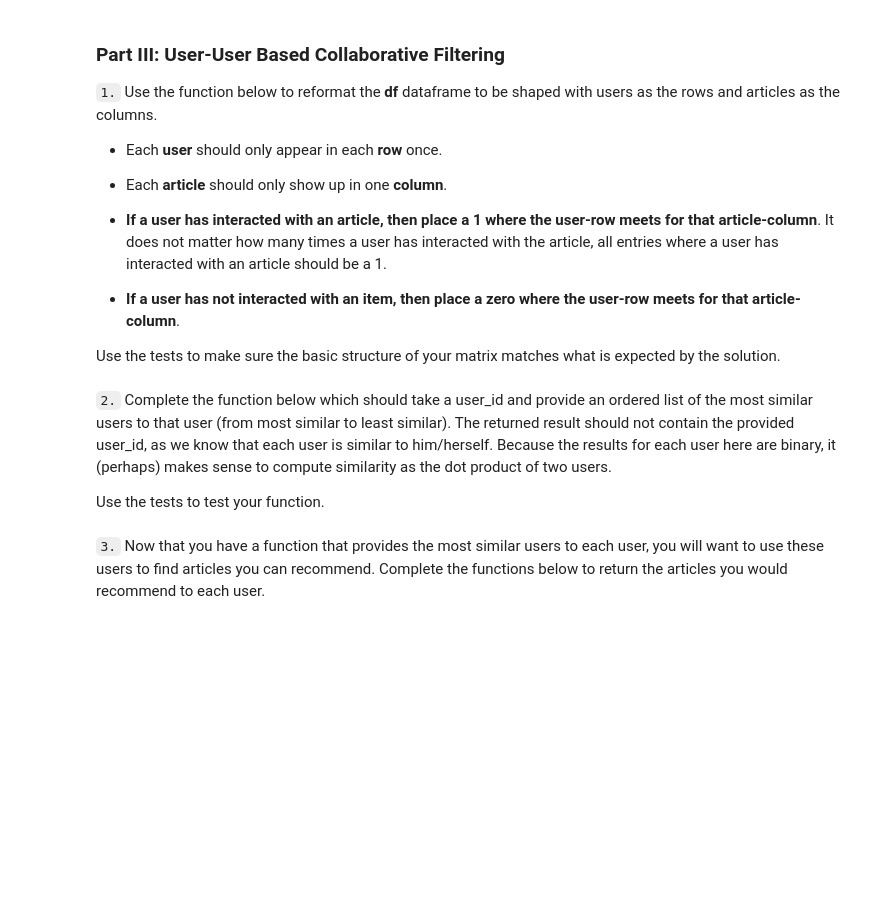
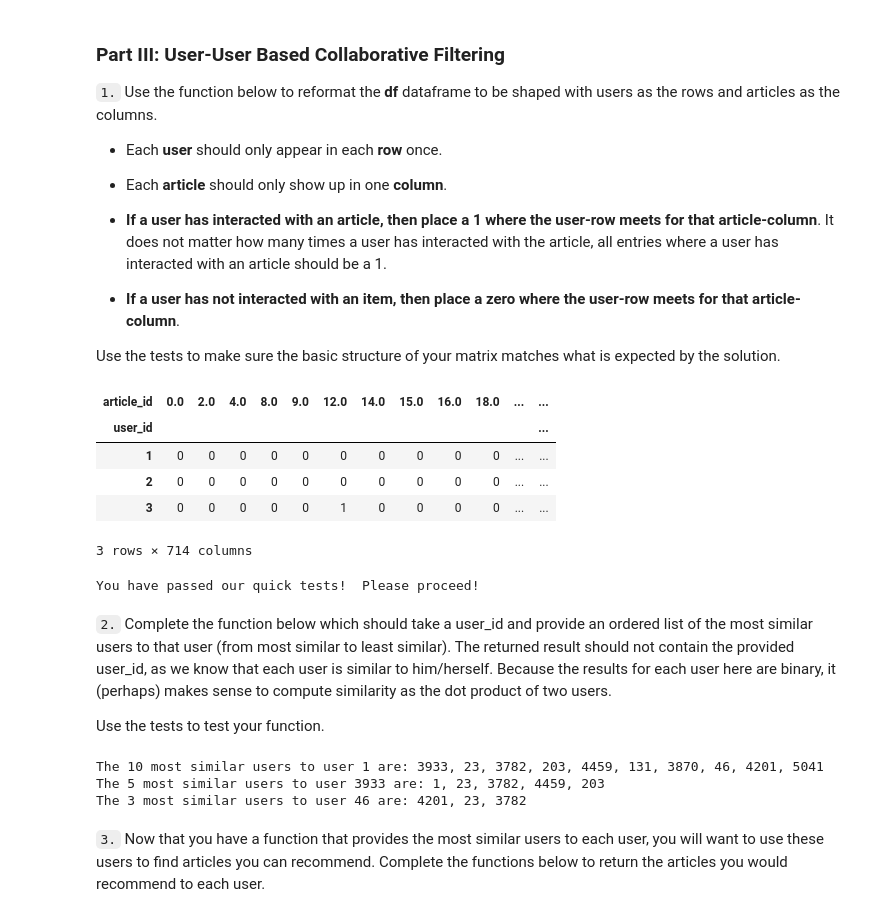
Before and after one commit to stivenlopezg/Recommendation-engine, a Jupyter notebook: Recommendations_with_IBM.ipynb, the cells around one changed output. Cells and saved outputs as stored; diff of their text form; code cells hidden in the pictures; blank space fills up the shorter version.

```diff
--- a/Recommendations_with_IBM.ipynb
+++ b/Recommendations_with_IBM.ipynb
@@ -302,16 +294,29 @@ def create_user_item_matrix(df):
     an article and a 0 otherwise
     """
     # Fill in the function here
+    user_item = df.pivot_table(index='user_id', columns='article_id',
+                               values='title', aggfunc=lambda x: 1, fill_value=0)
 
     return user_item # return the user_item matrix
 
 user_item = create_user_item_matrix(df)
+# %%
+user_item.head(3)
+# %% [output]
+| article_id | 0.0 | 2.0 | 4.0 | 8.0 | 9.0 | 12.0 | 14.0 | 15.0 | 16.0 | 18.0 | ... | ... |
+| user_id |  |  |  |  |  |  |  |  |  |  |  | ... |
+| 1 | 0 | 0 | 0 | 0 | 0 | 0 | 0 | 0 | 0 | 0 | ... | ... |
+| 2 | 0 | 0 | 0 | 0 | 0 | 0 | 0 | 0 | 0 | 0 | ... | ... |
+| 3 | 0 | 0 | 0 | 0 | 0 | 1 | 0 | 0 | 0 | 0 | ... | ... |
+3 rows × 714 columns
 # %%
 ## Tests: You should just need to run this cell.  Don't change the code.
 assert user_item.shape[0] == 5149, "Oops!  The number of users in the user-article matrix doesn't look right."
 assert user_item.shape[1] == 714, "Oops!  The number of articles in the user-article matrix doesn't look right."
 assert user_item.sum(axis=1)[1] == 36, "Oops!  The number of articles seen by user 1 doesn't look right."
 print("You have passed our quick tests!  Please proceed!")
+# %% [output]
+You have passed our quick tests!  Please proceed!
 # %% [markdown]
 `2.` Complete the function below which should take a user_id and provide an ordered list of the most similar users to that user (from most similar to least similar).  The returned result should not contain the provided user_id, as we know that each user is similar to him/herself. Because the results for each user here are binary, it (perhaps) makes sense to compute similarity as the dot product of two users.
 
@@ -344,9 +348,13 @@ def find_similar_users(user_id, user_item=user_item):
     return most_similar_users # return a list of the users in order from most to least similar
 # %%
 # Do a spot check of your function
-print("The 10 most similar users to user 1 are: {}".format(find_similar_users(1)[:10]))
-print("The 5 most similar users to user 3933 are: {}".format(find_similar_users(3933)[:5]))
-print("The 3 most similar users to user 46 are: {}".format(find_similar_users(46)[:3]))
+print("The 10 most similar users to user 1 are: {}".format(', '.join(str(i) for i in find_similar_users(1)[:10])))
+print("The 5 most similar users to user 3933 are: {}".format(', '.join(str(i) for i in find_similar_users(3933)[:5])))
+print("The 3 most similar users to user 46 are: {}".format(', '.join(str(i) for i in find_similar_users(46)[:3])))
+# %% [output]
+The 10 most similar users to user 1 are: 3933, 23, 3782, 203, 4459, 131, 3870, 46, 4201, 5041
+The 5 most similar users to user 3933 are: 1, 23, 3782, 4459, 203
+The 3 most similar users to user 46 are: 4201, 23, 3782
 # %% [markdown]
 `3.` Now that you have a function that provides the most similar users to each user, you will want to use these users to find articles you can recommend.  Complete the functions below to return the articles you would recommend to each user.
 # %%
```
Also changed, not shown: parts of 27 cells of this notebook.
